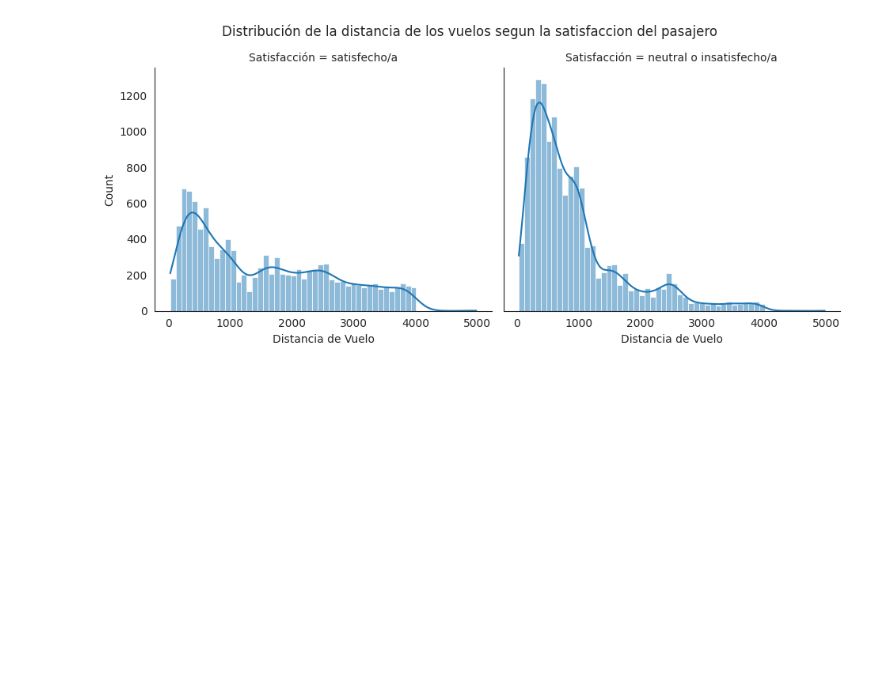
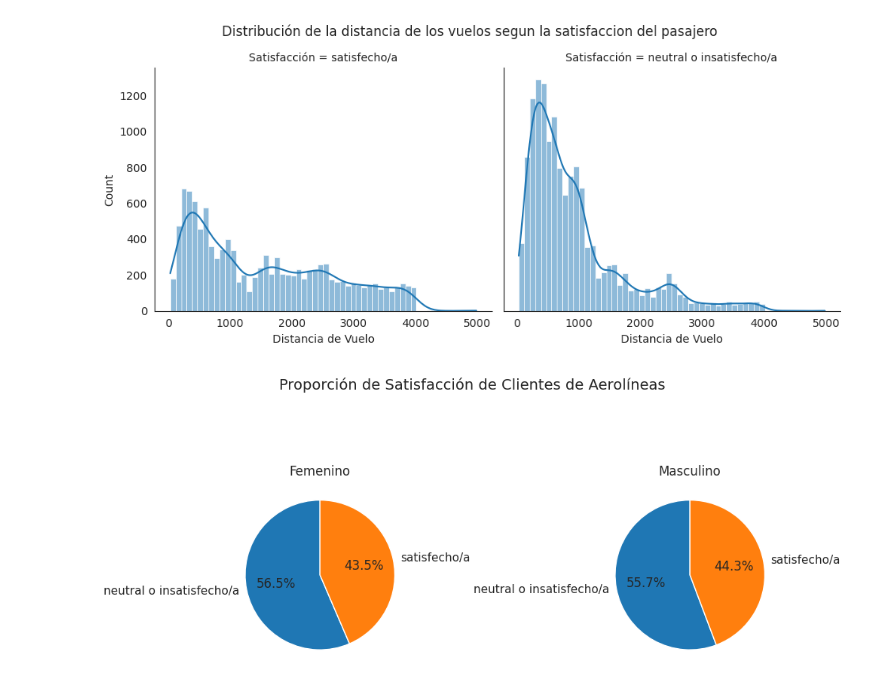
Before and after one commit to soledad-villarrubia/Data_Sciense_1, a Jupyter notebook: Proyecto_Final_CODERHOUSE.ipynb, the cells around one changed output. Saved outputs shown, nothing was run; the diff lists cells and outputs as text; code cells hidden in the pictures; blank space fills up the shorter version.

```diff
--- a/Proyecto_Final_CODERHOUSE.ipynb
+++ b/Proyecto_Final_CODERHOUSE.ipynb
@@ -219,3 +219,31 @@ plt.suptitle('Distribución de la distancia de los vuelos segun la satisfaccion
 plt.show()
 # %% [output]
 [figure]
+# %%
+# Agrupamos por Género y Satisfacción
+genero_satisfaccion = df.groupby(["Género", "Satisfacción"]).size().unstack()
+
+# Creamos los gráficos de pastel lado a lado
+fig, axes = plt.subplots(1, 2, figsize=(10,5))
+
+colores = ["#1f77b4", "#ff7f0e"]  # azul y naranja
+
+# Pie chart para Femenino
+genero_satisfaccion.loc["Femenino"].plot(
+    kind="pie", autopct="%.1f%%", ax=axes[0], colors=colores, startangle=90
+)
+axes[0].set_ylabel("")
+axes[0].set_title("Femenino")
+
+# Pie chart para Masculino
+genero_satisfaccion.loc["Masculino"].plot(
+    kind="pie", autopct="%.1f%%", ax=axes[1], colors=colores, startangle=90
+)
+axes[1].set_ylabel("")
+axes[1].set_title("Masculino")
+
+plt.suptitle("Proporción de Satisfacción de Clientes de Aerolíneas", fontsize=14)
+plt.tight_layout()
+plt.show()
+# %% [output]
+[figure, added]
```
Also changed, not shown: parts of 1 cell of this notebook.
